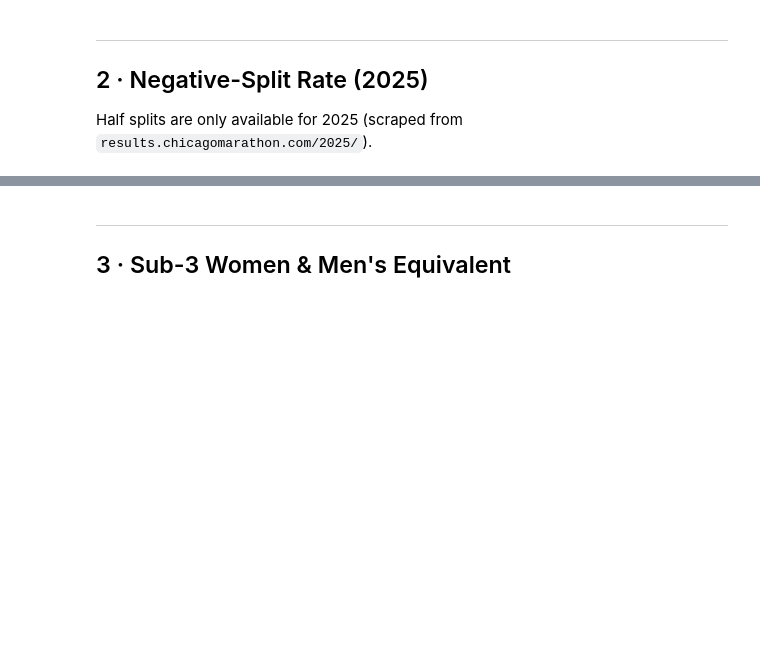
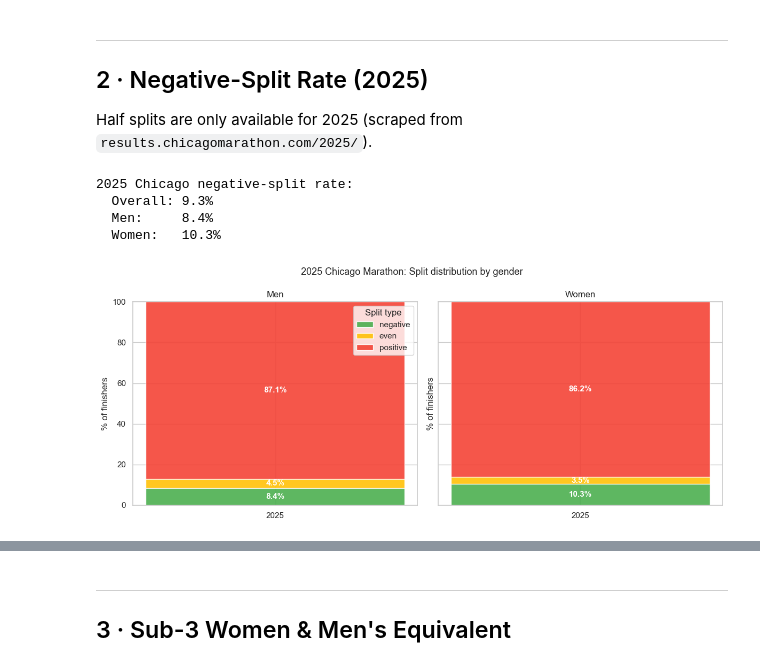
Before and after one commit to racheldadamio/rachels-receipts, a Jupyter notebook: boston_marathon_2/chicago_comparison.ipynb, the cells around one changed output, grey strips where cells are left out. Saved outputs shown, nothing was run; the diff lists cells and outputs as text; code cells hidden in the pictures; blank space fills up the shorter version.

```diff
--- a/boston_marathon_2/chicago_comparison.ipynb
+++ b/boston_marathon_2/chicago_comparison.ipynb
@@ -83,7 +96,7 @@ print(df.groupby(["year", "gender"]).size().unstack())
 
 Half splits are only available for 2025 (scraped from `results.chicagomarathon.com/2025/`).
 # %%
-THRESHOLD = 60  # seconds
+THRESHOLD = 30  # seconds
 
 df25 = df[df["year"] == 2025].copy()
 df25["half_secs"] = raw[raw["year"] == 2025]["half"].apply(parse_time)
@@ -129,33 +142,39 @@ for ax, g in zip(axes, ["M", "F"]):
         .pivot(index="gender", columns="split_type", values="pct")
         .reindex(columns=split_order, fill_value=0)
     )
     bottom = 0
     for col, color in zip(split_order, split_colors):
         val = sub[col].values[0]
         bar = ax.bar(
             ["2025"], [val], bottom=[bottom], color=color, label=col, alpha=0.9
         )
         if val > 2:
             ax.text(
                 0,
                 bottom + val / 2,
                 f"{val:.1f}%",
                 ha="center",
                 va="center",
                 fontsize=11,
                 fontweight="bold",
                 color="white",
             )
         bottom += val
     ax.set_title(f"{'Men' if g == 'M' else 'Women'}", fontsize=12)
     ax.set_ylabel("% of finishers")
     ax.set_ylim(0, 100)
     if g == "M":
         ax.legend(title="Split type", loc="upper right")
 
 fig.suptitle("2025 Chicago Marathon: Split distribution by gender", fontsize=13)
 plt.tight_layout()
 plt.show()
+# %% [output]
+2025 Chicago negative-split rate:
+  Overall: 9.3%
+  Men:     8.4%
+  Women:   10.3%
+[figure, added]
 # %%
 # Sub-threshold neg-split rate vs overall — 2025 only
 # (Half splits only available for 2025)
```
Also changed, not shown: parts of 8 cells of this notebook.
